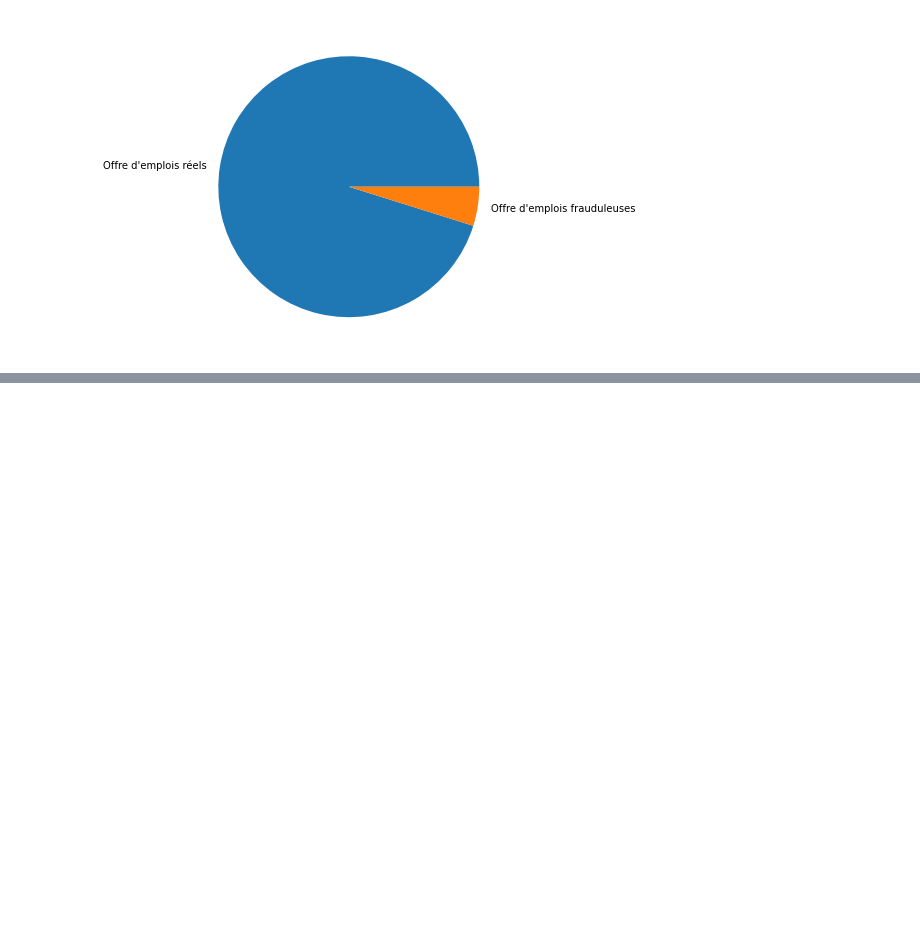
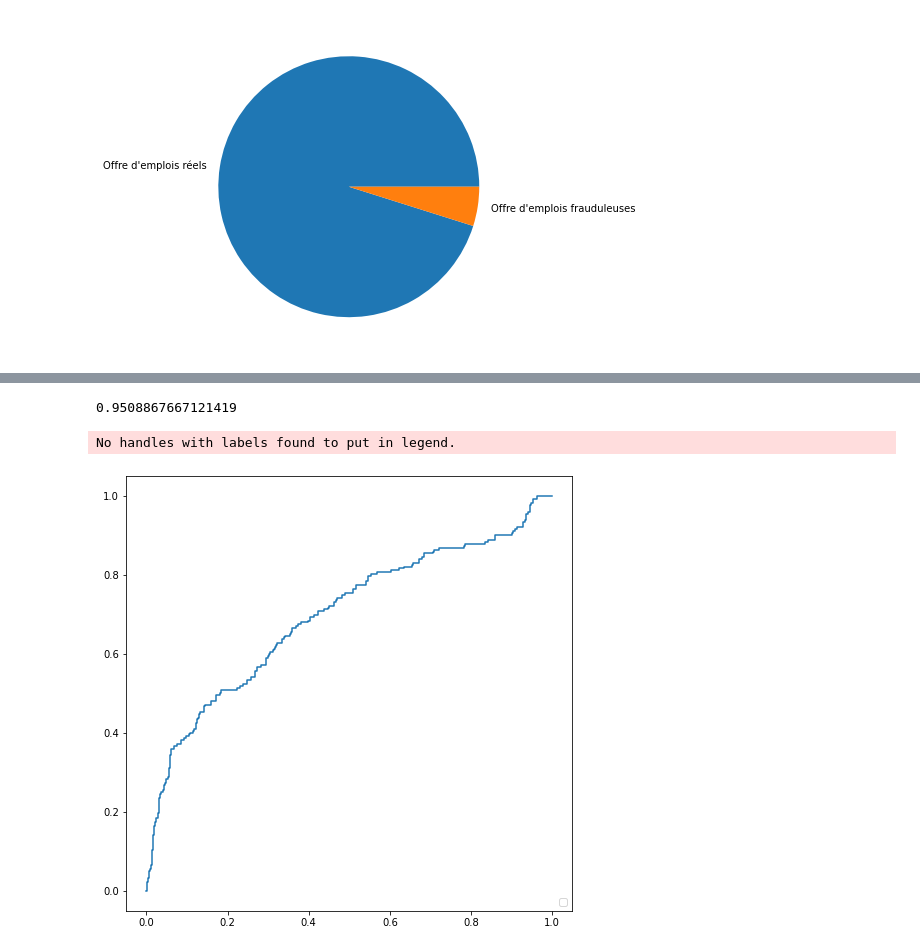
Before and after one commit to Guillaume-Lazaro/Projet_machine_learning, a Jupyter notebook: fake_jobs.ipynb, the cells around one changed output, grey strips where cells are left out. Cells and saved outputs as stored; diff of their text form; code cells hidden in the pictures; blank space fills up the shorter version.

```diff
--- a/fake_jobs.ipynb
+++ b/fake_jobs.ipynb
@@ -128,0 +149,10 @@ Name: department, Length: 17880, dtype: int64>
+# %%
+from sklearn.model_selection import train_test_split
+from sklearn.linear_model import LogisticRegression
+from sklearn import linear_model
+from sklearn.ensemble import RandomForestClassifier
+from sklearn.metrics import accuracy_score
+from sklearn.metrics import roc_auc_score
+from sklearn import metrics
+
+X_train, X_test, y_train, y_test = train_test_split(X,y)
@@ -128,0 +179,4 @@ Name: department, Length: 17880, dtype: int64>
+# %%
+# On instancie l'algo de regression LOGISTIQUE
+LgR = LogisticRegression()
+LgR.fit(X_train, y_train)
@@ -128,0 +192,17 @@ Name: department, Length: 17880, dtype: int64>
+# %%
+y_pred_reg_log = LgR.predict(X_test)
+accuracy_score(y_pred_reg_log, y_test)
+# %% [output]
+0.9508867667121419
+# %%
+y_pred_reg_log_proba = LgR.predict_proba(X_test)[::,1]
+vp, fp, _ = metrics.roc_curve(y_test,  y_pred_reg_log_proba)
+auc = metrics.roc_auc_score(y_test, y_pred_reg_log_proba)
+
+fig, ax = plt.subplots(figsize=(8, 8))
+plt.plot(vp, fp)
+plt.legend(loc=4)
+plt.show()
+# %% [output]
+No handles with labels found to put in legend.
+[figure, added]
```
Also changed, not shown: parts of 44 cells of this notebook.
